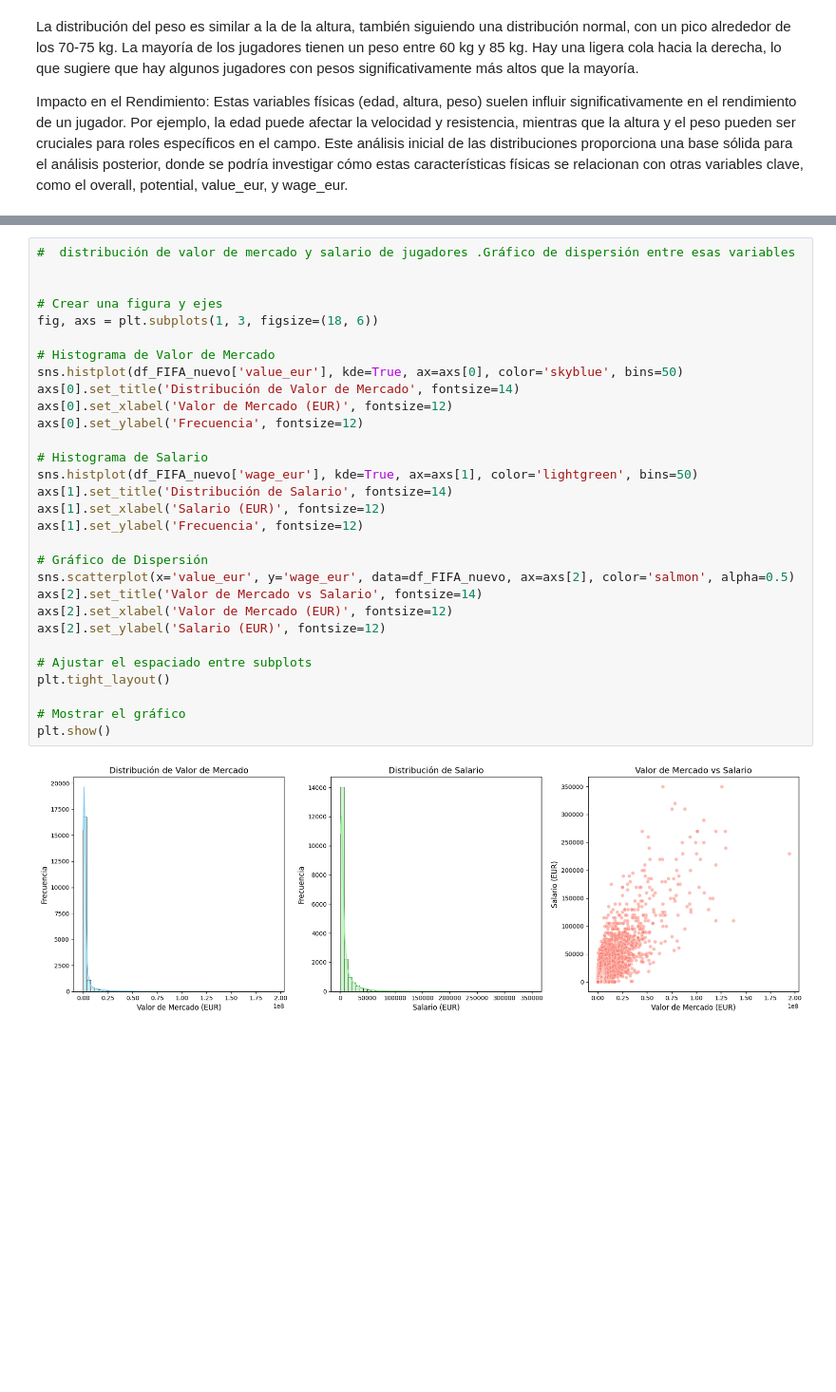
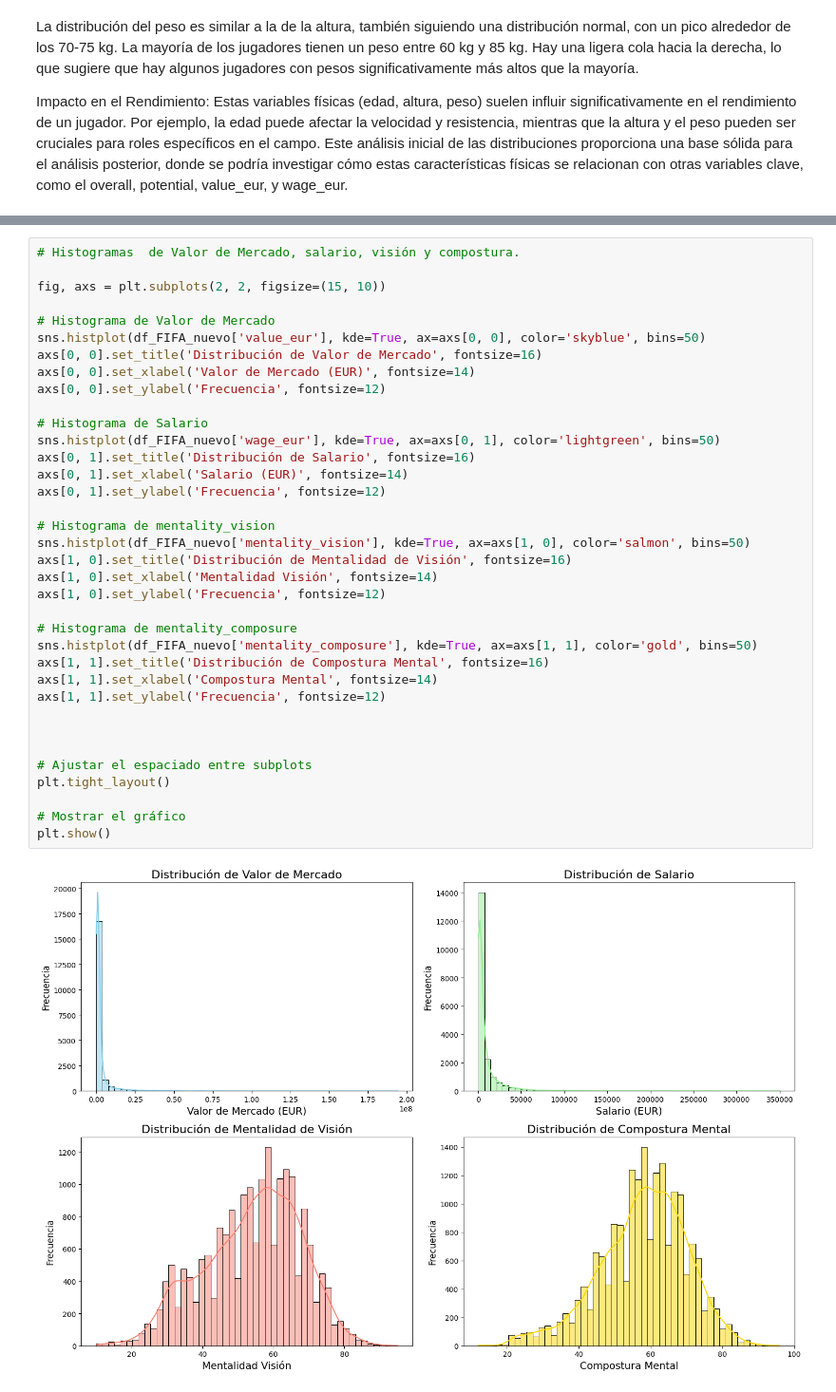
Before and after one commit to CarlaLS/Entregas-CoderHouse-Ciencia-de-Datos-II, a Jupyter notebook: FiFA22_Carla_Salamone.ipynb, the cells around one changed output, grey strips where cells are left out. Shown at 95% size. Saved outputs shown, nothing was run; the diff lists cells and outputs as text; blank space fills up the shorter version.

```diff
--- a/FiFA22_Carla_Salamone.ipynb
+++ b/FiFA22_Carla_Salamone.ipynb
@@ -436,32 +571,38 @@ Este análisis inicial de las distribuciones proporciona una base sólida para e
 # %%
-#  distribución de valor de mercado y salario de jugadores .Gráfico de dispersión entre esas variables
+# Histogramas  de Valor de Mercado, salario, visión y compostura.
+
+fig, axs = plt.subplots(2, 2, figsize=(15, 10))
+
+# Histograma de Valor de Mercado
+sns.histplot(df_FIFA_nuevo['value_eur'], kde=True, ax=axs[0, 0], color='skyblue', bins=50)
+axs[0, 0].set_title('Distribución de Valor de Mercado', fontsize=16)
+axs[0, 0].set_xlabel('Valor de Mercado (EUR)', fontsize=14)
+axs[0, 0].set_ylabel('Frecuencia', fontsize=12)
+
+# Histograma de Salario
+sns.histplot(df_FIFA_nuevo['wage_eur'], kde=True, ax=axs[0, 1], color='lightgreen', bins=50)
+axs[0, 1].set_title('Distribución de Salario', fontsize=16)
+axs[0, 1].set_xlabel('Salario (EUR)', fontsize=14)
+axs[0, 1].set_ylabel('Frecuencia', fontsize=12)
+
+# Histograma de mentality_vision
+sns.histplot(df_FIFA_nuevo['mentality_vision'], kde=True, ax=axs[1, 0], color='salmon', bins=50)
+axs[1, 0].set_title('Distribución de Mentalidad de Visión', fontsize=16)
+axs[1, 0].set_xlabel('Mentalidad Visión', fontsize=14)
+axs[1, 0].set_ylabel('Frecuencia', fontsize=12)
+
+# Histograma de mentality_composure
+sns.histplot(df_FIFA_nuevo['mentality_composure'], kde=True, ax=axs[1, 1], color='gold', bins=50)
+axs[1, 1].set_title('Distribución de Compostura Mental', fontsize=16)
+axs[1, 1].set_xlabel('Compostura Mental', fontsize=14)
+axs[1, 1].set_ylabel('Frecuencia', fontsize=12)
 
 
-# Crear una figura y ejes
-fig, axs = plt.subplots(1, 3, figsize=(18, 6))
-
-# Histograma de Valor de Mercado
-sns.histplot(df_FIFA_nuevo['value_eur'], kde=True, ax=axs[0], color='skyblue', bins=50)
-axs[0].set_title('Distribución de Valor de Mercado', fontsize=14)
-axs[0].set_xlabel('Valor de Mercado (EUR)', fontsize=12)
-axs[0].set_ylabel('Frecuencia', fontsize=12)
-
-# Histograma de Salario
-sns.histplot(df_FIFA_nuevo['wage_eur'], kde=True, ax=axs[1], color='lightgreen', bins=50)
-axs[1].set_title('Distribución de Salario', fontsize=14)
-axs[1].set_xlabel('Salario (EUR)', fontsize=12)
-axs[1].set_ylabel('Frecuencia', fontsize=12)
-
-# Gráfico de Dispersión
-sns.scatterplot(x='value_eur', y='wage_eur', data=df_FIFA_nuevo, ax=axs[2], color='salmon', alpha=0.5)
-axs[2].set_title('Valor de Mercado vs Salario', fontsize=14)
-axs[2].set_xlabel('Valor de Mercado (EUR)', fontsize=12)
-axs[2].set_ylabel('Salario (EUR)', fontsize=12)
 
 # Ajustar el espaciado entre subplots
 plt.tight_layout()
 
 # Mostrar el gráfico
 plt.show()
 # %% [output]
-[figure, old version]
+[figure, new version]
```
Also changed, not shown: parts of 42 cells of this notebook.
